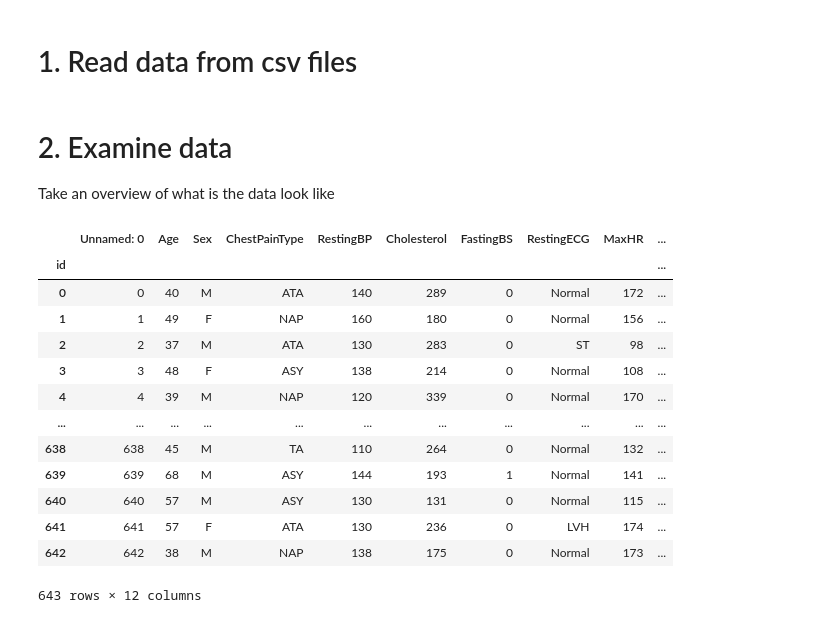
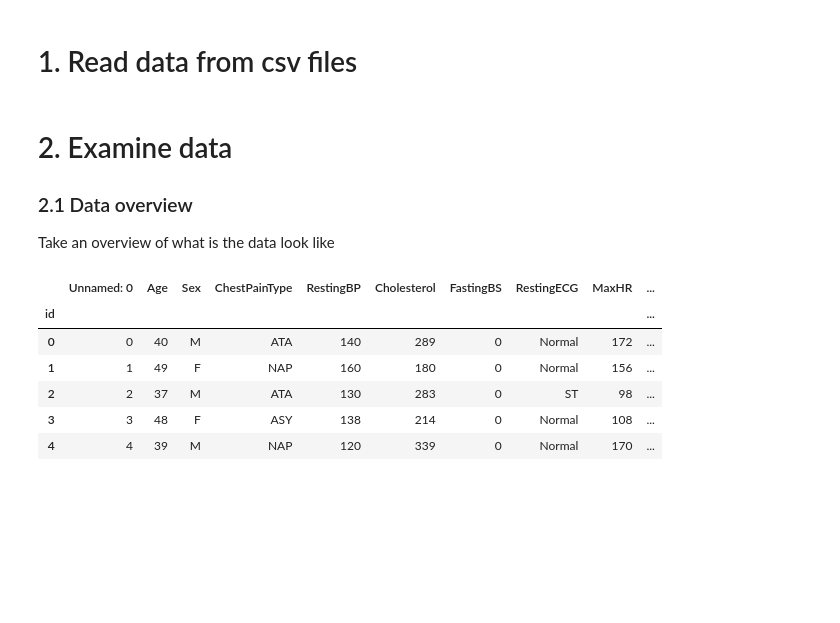
Before and after one commit to nnhphong/DS3-Datathon-2024, a Jupyter notebook: ds3-datathon-heart-disease/datathon-ds3-heart-disease.ipynb, the cells around one changed output. Drawn from its saved outputs; the diff is of its cells as text; code cells hidden in the pictures; blank space fills up the shorter version.

```diff
--- a/ds3-datathon-heart-disease/datathon-ds3-heart-disease.ipynb
+++ b/ds3-datathon-heart-disease/datathon-ds3-heart-disease.ipynb
@@ -14,29 +15,25 @@ for dirname, _, filenames in os.walk('/kaggle/input'):
 # 1. Read data from csv files
 # %%
 # Read the data
-X_full = pd.read_csv('/kaggle/input/heartdisease/heart_train.csv', index_col='id')
-X_test = pd.read_csv('/kaggle/input/heartdisease/heart_test.csv', index_col='id')
-
+X_full = pd.read_csv('/kaggle/input/heartdisease/heart_train.csv', index_col = ['id'])
+X_test = pd.read_csv('/kaggle/input/heartdisease/heart_test.csv', index_col = ['id'])
 X_full.dropna(axis=0, subset=['HeartDisease'], inplace=True)
 y = X_full['HeartDisease']
 X_full.drop(labels=['HeartDisease'], axis=1, inplace=True)
+
+categorical_cols = [col for col in X_full if X_full[col].nunique() < 10 and X_full[col].dtype=='object']
+numerical_cols = [col for col in X_full if X_full[col].dtype=='int64' or X_full[col].dtype=='float64']
 # %% [markdown]
 # 2. Examine data
+### 2.1 Data overview
 Take an overview of what is the data look like
 # %%
-X_full
+X_full.head()
 # %% [output]
 |  | Unnamed: 0 | Age | Sex | ChestPainType | RestingBP | Cholesterol | FastingBS | RestingECG | MaxHR | ... |
 | id |  |  |  |  |  |  |  |  |  | ... |
 | 0 | 0 | 40 | M | ATA | 140 | 289 | 0 | Normal | 172 | ... |
 | 1 | 1 | 49 | F | NAP | 160 | 180 | 0 | Normal | 156 | ... |
 | 2 | 2 | 37 | M | ATA | 130 | 283 | 0 | ST | 98 | ... |
 | 3 | 3 | 48 | F | ASY | 138 | 214 | 0 | Normal | 108 | ... |
 | 4 | 4 | 39 | M | NAP | 120 | 339 | 0 | Normal | 170 | ... |
-| ... | ... | ... | ... | ... | ... | ... | ... | ... | ... | ... |
-| 638 | 638 | 45 | M | TA | 110 | 264 | 0 | Normal | 132 | ... |
-| 639 | 639 | 68 | M | ASY | 144 | 193 | 1 | Normal | 141 | ... |
-| 640 | 640 | 57 | M | ASY | 130 | 131 | 0 | Normal | 115 | ... |
-| 641 | 641 | 57 | F | ATA | 130 | 236 | 0 | LVH | 174 | ... |
-| 642 | 642 | 38 | M | NAP | 138 | 175 | 0 | Normal | 173 | ... |
-643 rows × 12 columns
```
Also changed, not shown: parts of 28 cells of this notebook.
